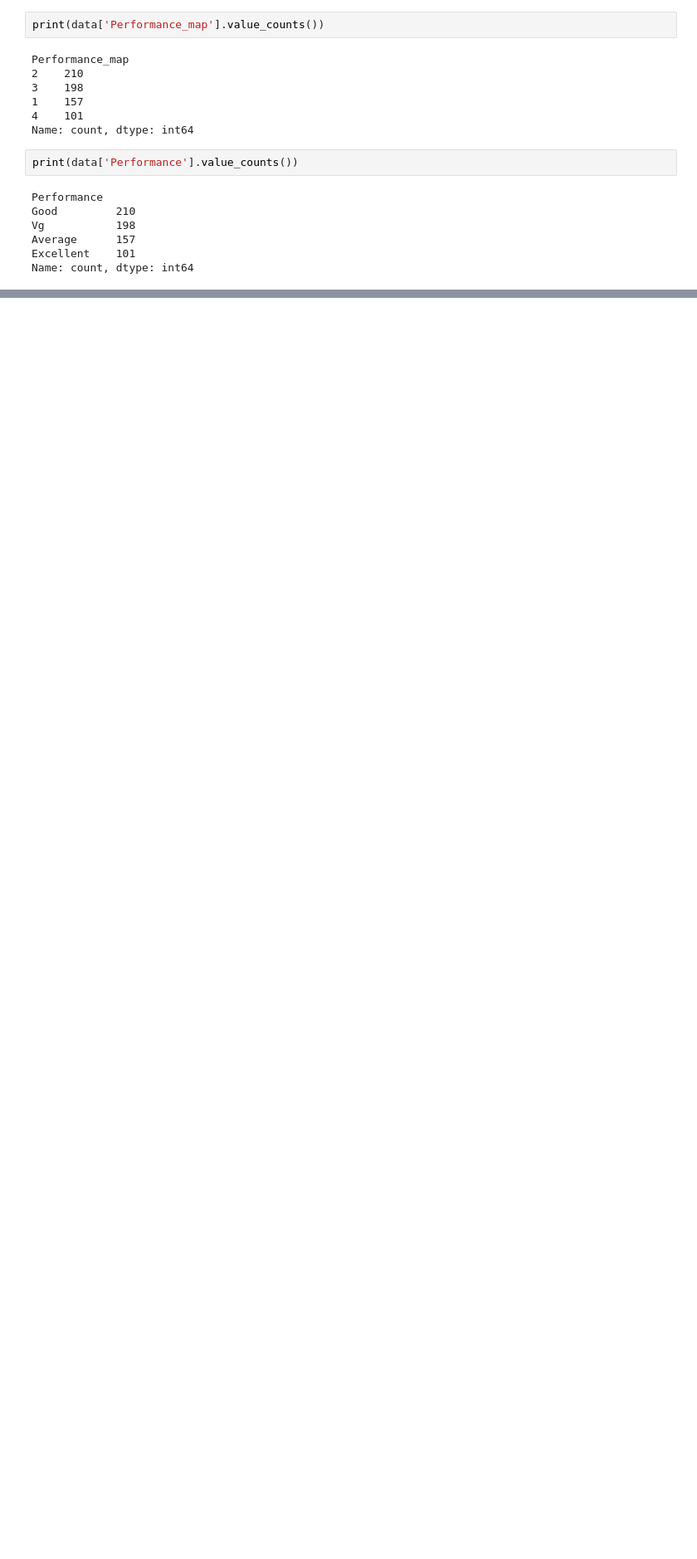
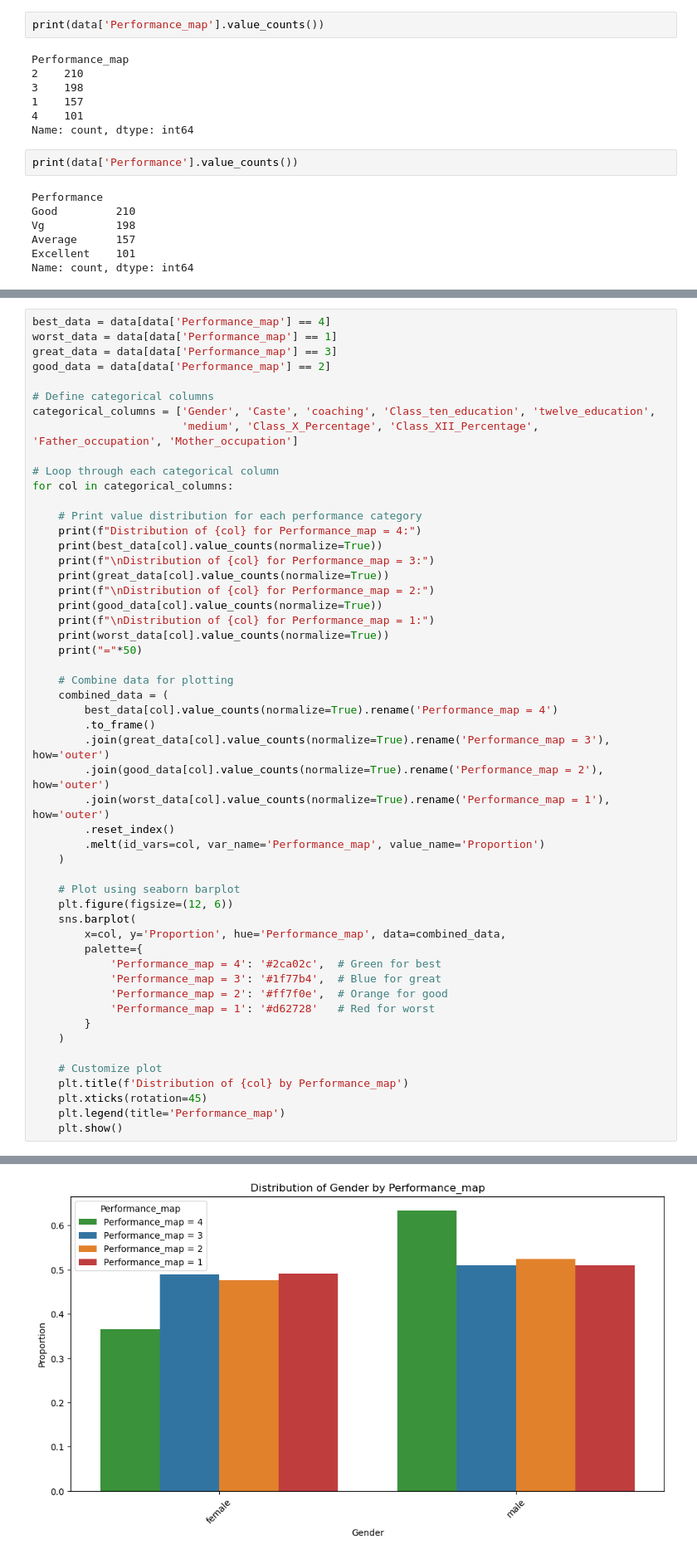
Before and after one commit to ErockMahan1/SpringBoardProjects, a Jupyter notebook: Capstone2-EntranceExams.ipynb, the cells around one changed output, grey strips where cells are left out. Shown at 83% size. Cells and saved outputs as stored; diff of their text form; blank space fills up the shorter version.

```diff
--- a/Capstone2-EntranceExams.ipynb
+++ b/Capstone2-EntranceExams.ipynb
@@ -263,0 +458,53 @@ Name: proportion, dtype: float64
+# %%
+best_data = data[data['Performance_map'] == 4]
+worst_data = data[data['Performance_map'] == 1]
+great_data = data[data['Performance_map'] == 3]
+good_data = data[data['Performance_map'] == 2]
+
+# Define categorical columns
+categorical_columns = ['Gender', 'Caste', 'coaching', 'Class_ten_education', 'twelve_education',
+                       'medium', 'Class_X_Percentage', 'Class_XII_Percentage', 'Father_occupation', 'Mother_occupation']
+
+# Loop through each categorical column
+for col in categorical_columns:
+
+    # Print value distribution for each performance category
+    print(f"Distribution of {col} for Performance_map = 4:")
+    print(best_data[col].value_counts(normalize=True))
+    print(f"\nDistribution of {col} for Performance_map = 3:")
+    print(great_data[col].value_counts(normalize=True))
+    print(f"\nDistribution of {col} for Performance_map = 2:")
+    print(good_data[col].value_counts(normalize=True))
+    print(f"\nDistribution of {col} for Performance_map = 1:")
+    print(worst_data[col].value_counts(normalize=True))
+    print("="*50)
+
+    # Combine data for plotting
+    combined_data = (
+        best_data[col].value_counts(normalize=True).rename('Performance_map = 4')
+        .to_frame()
+        .join(great_data[col].value_counts(normalize=True).rename('Performance_map = 3'), how='outer')
+        .join(good_data[col].value_counts(normalize=True).rename('Performance_map = 2'), how='outer')
+        .join(worst_data[col].value_counts(normalize=True).rename('Performance_map = 1'), how='outer')
+        .reset_index()
+        .melt(id_vars=col, var_name='Performance_map', value_name='Proportion')
+    )
+
+    # Plot using seaborn barplot
+    plt.figure(figsize=(12, 6))
+    sns.barplot(
+        x=col, y='Proportion', hue='Performance_map', data=combined_data,
+        palette={
+            'Performance_map = 4': '#2ca02c',  # Green for best
+            'Performance_map = 3': '#1f77b4',  # Blue for great
+            'Performance_map = 2': '#ff7f0e',  # Orange for good
+            'Performance_map = 1': '#d62728'   # Red for worst
+        }
+    )
+
+    # Customize plot
+    plt.title(f'Distribution of {col} by Performance_map')
+    plt.xticks(rotation=45)
+    plt.legend(title='Performance_map')
+    plt.show()
+# %% [output]
@@ -263,0 +528 @@ Name: proportion, dtype: float64
+[figure, added]
```
Also changed, not shown: parts of 9 cells of this notebook.
